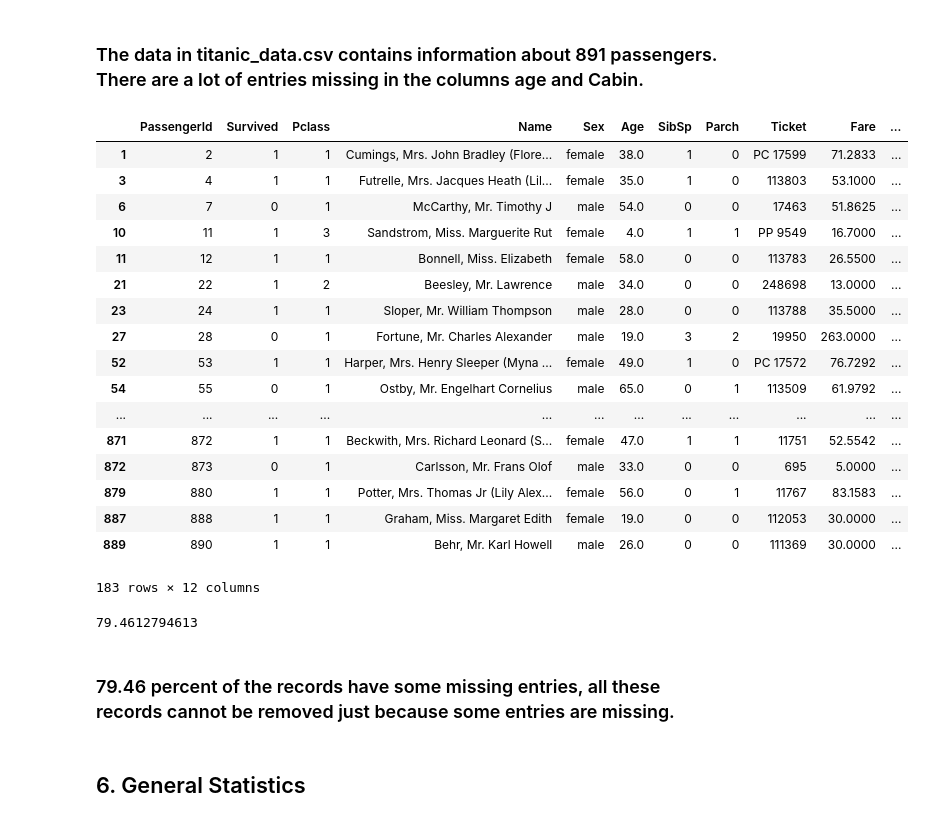
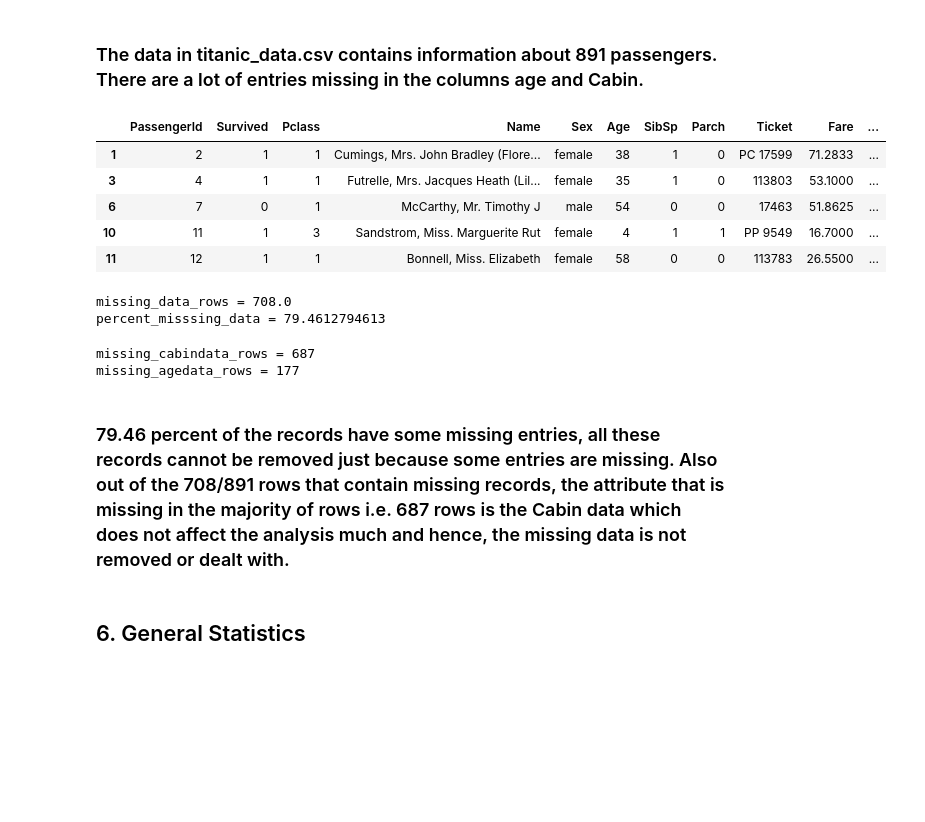
Before and after one commit to aashika/P2-Investigate-a-dataset, a Jupyter notebook: P2. Investigate a Dataset.ipynb, the cells around one changed output. Saved outputs shown, nothing was run; the diff lists cells and outputs as text; code cells hidden in the pictures; blank space fills up the shorter version.

```diff
--- a/P2. Investigate a Dataset.ipynb
+++ b/P2. Investigate a Dataset.ipynb
@@ -57,9 +57,9 @@ To what extent each factor affected the survival? and Did passengers that travel
 
 import pandas as pd
 
-passengerinfo_file='C:/Users/Aashika/Desktop/DA Udacity/P2/Titanic Analysis/titanic_data.csv'
+passengerinfo_file='C:/Users/Aashika/Desktop/DA Udacity/P2/Investigate a dataset/titanic_data.csv'
 passengerinfo = pd.read_csv(passengerinfo_file)
-passengerinfo
+passengerinfo.head()
 # %% [output]
 |  | PassengerId | Survived | Pclass | Name | Sex | Age | SibSp | Parch | Ticket | Fare | ... |
 | 0 | 1 | 0 | 3 | Braund, Mr. Owen Harris | male | 22 | 1 | 0 | A/5 21171 | 7.2500 | ... |
@@ -83,37 +71,38 @@ passengerinfo
 ### The data in titanic_data.csv contains information about 891 passengers. There are a lot of entries missing in the columns age and Cabin.
 # %%
 # Used to drop entries that have missing data
-passengerinfo.dropna()
+passengerinfo.dropna().head()
 # %% [output]
 |  | PassengerId | Survived | Pclass | Name | Sex | Age | SibSp | Parch | Ticket | Fare | ... |
-| 1 | 2 | 1 | 1 | Cumings, Mrs. John Bradley (Flore... | female | 38.0 | 1 | 0 | PC 17599 | 71.2833 | ... |
-| 3 | 4 | 1 | 1 | Futrelle, Mrs. Jacques Heath (Lil... | female | 35.0 | 1 | 0 | 113803 | 53.1000 | ... |
-| 6 | 7 | 0 | 1 | McCarthy, Mr. Timothy J | male | 54.0 | 0 | 0 | 17463 | 51.8625 | ... |
-| 10 | 11 | 1 | 3 | Sandstrom, Miss. Marguerite Rut | female | 4.0 | 1 | 1 | PP 9549 | 16.7000 | ... |
-| 11 | 12 | 1 | 1 | Bonnell, Miss. Elizabeth | female | 58.0 | 0 | 0 | 113783 | 26.5500 | ... |
-| 21 | 22 | 1 | 2 | Beesley, Mr. Lawrence | male | 34.0 | 0 | 0 | 248698 | 13.0000 | ... |
-| 23 | 24 | 1 | 1 | Sloper, Mr. William Thompson | male | 28.0 | 0 | 0 | 113788 | 35.5000 | ... |
-| 27 | 28 | 0 | 1 | Fortune, Mr. Charles Alexander | male | 19.0 | 3 | 2 | 19950 | 263.0000 | ... |
-| 52 | 53 | 1 | 1 | Harper, Mrs. Henry Sleeper (Myna ... | female | 49.0 | 1 | 0 | PC 17572 | 76.7292 | ... |
-| 54 | 55 | 0 | 1 | Ostby, Mr. Engelhart Cornelius | male | 65.0 | 0 | 1 | 113509 | 61.9792 | ... |
-| ... | ... | ... | ... | ... | ... | ... | ... | ... | ... | ... | ... |
-| 871 | 872 | 1 | 1 | Beckwith, Mrs. Richard Leonard (S... | female | 47.0 | 1 | 1 | 11751 | 52.5542 | ... |
-| 872 | 873 | 0 | 1 | Carlsson, Mr. Frans Olof | male | 33.0 | 0 | 0 | 695 | 5.0000 | ... |
-| 879 | 880 | 1 | 1 | Potter, Mrs. Thomas Jr (Lily Alex... | female | 56.0 | 0 | 1 | 11767 | 83.1583 | ... |
-| 887 | 888 | 1 | 1 | Graham, Miss. Margaret Edith | female | 19.0 | 0 | 0 | 112053 | 30.0000 | ... |
-| 889 | 890 | 1 | 1 | Behr, Mr. Karl Howell | male | 26.0 | 0 | 0 | 111369 | 30.0000 | ... |
+| 1 | 2 | 1 | 1 | Cumings, Mrs. John Bradley (Flore... | female | 38 | 1 | 0 | PC 17599 | 71.2833 | ... |
+| 3 | 4 | 1 | 1 | Futrelle, Mrs. Jacques Heath (Lil... | female | 35 | 1 | 0 | 113803 | 53.1000 | ... |
+| 6 | 7 | 0 | 1 | McCarthy, Mr. Timothy J | male | 54 | 0 | 0 | 17463 | 51.8625 | ... |
+| 10 | 11 | 1 | 3 | Sandstrom, Miss. Marguerite Rut | female | 4 | 1 | 1 | PP 9549 | 16.7000 | ... |
+| 11 | 12 | 1 | 1 | Bonnell, Miss. Elizabeth | female | 58 | 0 | 0 | 113783 | 26.5500 | ... |
-183 rows × 12 columns
 # %%
-len(passengerinfo.dropna())
+total_pass = 891.0
+nonmissing_rows=len(passengerinfo.dropna())
+missing_data_rows = total_pass - nonmissing_rows
+print '{} = {}'.format('missing_data_rows', missing_data_rows)
 
 ##Finding percentage of missing data
 
 percent_misssing_data =100- len(passengerinfo.dropna())*1.0/len(passengerinfo)* 100
-print percent_misssing_data
+print '{} = {}'.format('percent_misssing_data', percent_misssing_data)
 # %% [output]
-79.4612794613
+missing_data_rows = 708.0
+percent_misssing_data = 79.4612794613
+# %%
+missing_cabindata_rows = len(passengerinfo['Cabin']) - passengerinfo['Cabin'].count()
+print '{} = {}'.format('missing_cabindata_rows', missing_cabindata_rows)
+
+missing_agedata_rows = len(passengerinfo['Age']) - passengerinfo['Age'].count()
+print '{} = {}'.format('missing_agedata_rows', missing_agedata_rows)
+# %% [output]
+missing_cabindata_rows = 687
+missing_agedata_rows = 177
 # %% [markdown]
-### 79.46 percent of the records have some missing entries, all these records cannot be removed  just because some entries are missing.
+### 79.46 percent of the records have some missing entries, all these records cannot be removed  just because some entries are missing. Also out of the 708/891 rows that contain missing records, the attribute that is missing in  the majority of rows i.e. 687 rows is the Cabin data which does not affect the analysis much and hence, the missing data is not removed or dealt with.
 # %% [markdown]
 ## 6. General Statistics
 # %%
```
Also changed, not shown: parts of 9 cells of this notebook.
